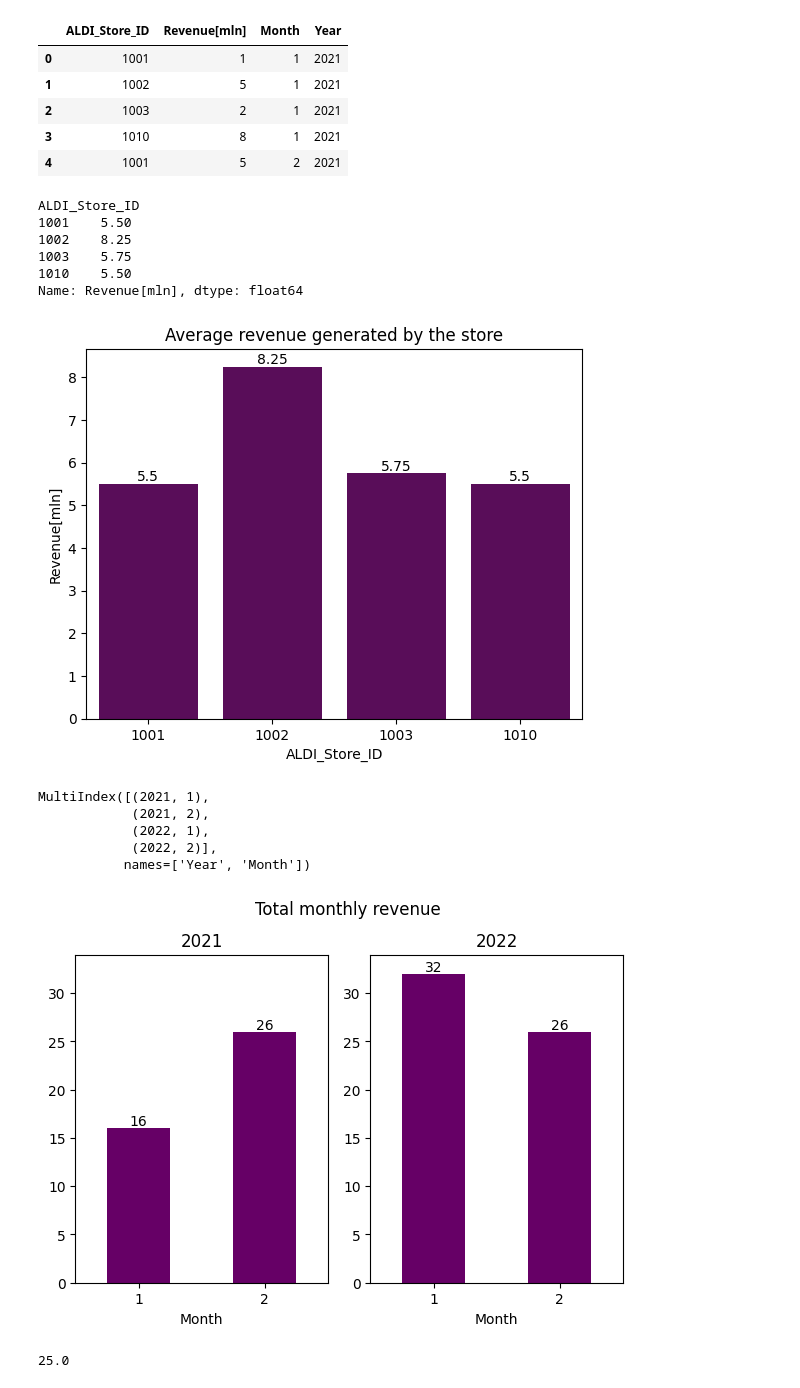
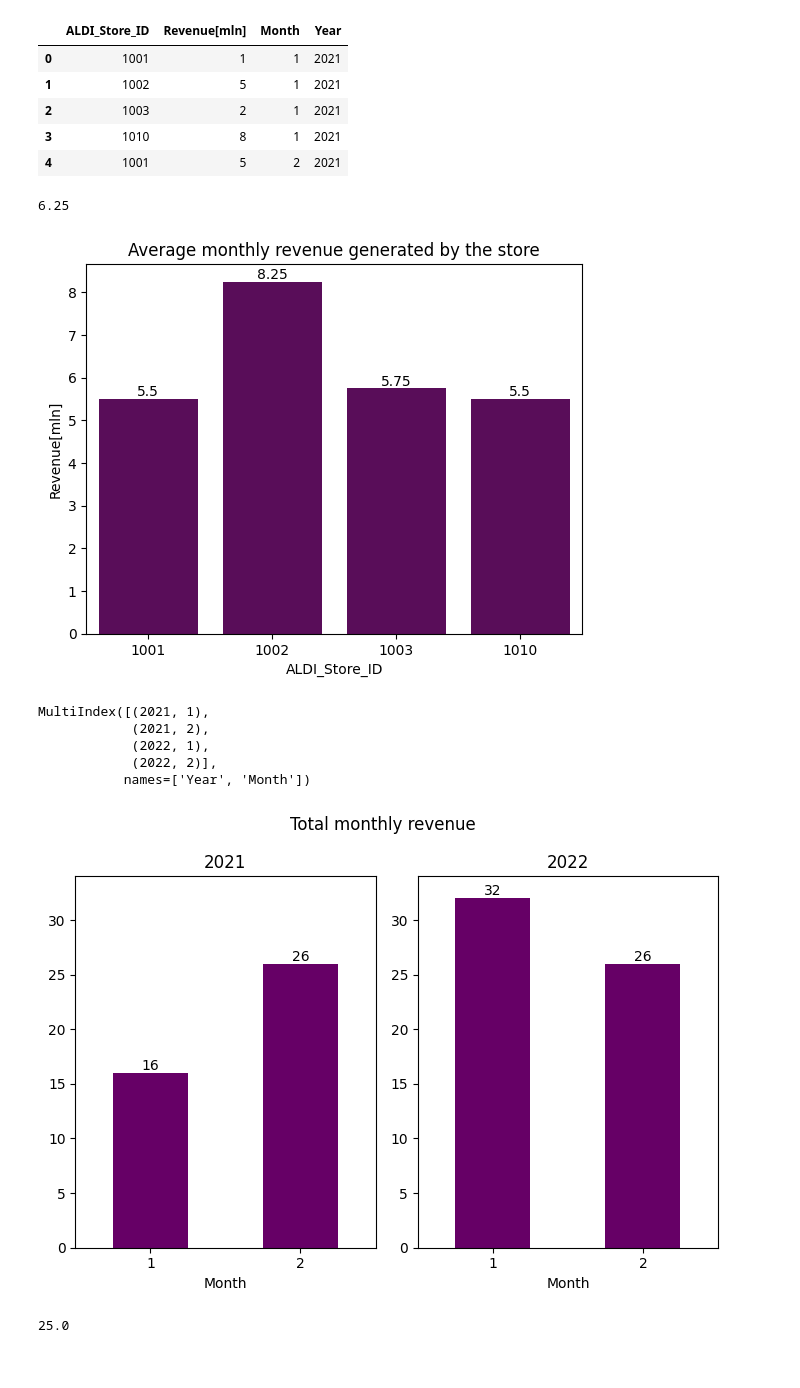
Before and after one commit to natix-x/Store-revenue-analysis, a Jupyter notebook: data_analysis.ipynb, the cells around one changed output. Saved outputs shown, nothing was run; the diff lists cells and outputs as text; code cells hidden in the pictures.

Commit message:
corrected analysis method while counting monthly revenue generated by the store

```diff
--- a/data_analysis.ipynb
+++ b/data_analysis.ipynb
@@ -16,22 +16,17 @@ df.head()
 # %%
 average_store_revenue = df.groupby("ALDI_Store_ID")["Revenue[mln]"].mean()
 # %%
-average_store_revenue
+average_store_revenue.mean()
 # %% [output]
-ALDI_Store_ID
-1001    5.50
-1002    8.25
-1003    5.75
-1010    5.50
-Name: Revenue[mln], dtype: float64
+6.25
 # %%
 ax = sns.barplot(data=average_store_revenue, color="#660066")
 for label in ax.containers:
     ax.bar_label(label)
-plt.title("Average revenue generated by the store")
+plt.title("Average monthly revenue generated by the store")
 plt.savefig("DATA\\plots\\average_revenue_by_store.png");
 # %% [output]
-[figure, old version]
+[figure, new version]
 # %%
 total_monthly_revenue = df.groupby(["Year", "Month"])["Revenue[mln]"].sum()
 # %%
@@ -44,23 +39,23 @@ MultiIndex([(2021, 1),
            names=['Year', 'Month'])
 # %%
 axes = total_monthly_revenue.unstack(level=0).plot(
-    kind="bar", subplots=True, rot=0, figsize=(9, 8), layout=(2, 3), color="#660066"
+    kind="bar", subplots=True, rot=0, figsize=(7, 5), layout=(1, 2), color="#660066"
 )
 
 max_y = total_monthly_revenue.max()
 
 for ax in axes.flatten():
     if ax.get_legend() is not None:
         ax.get_legend().remove()
     for container in ax.containers:
         ax.bar_label(container)
         ax.set_ylim(0, max_y + 2)
 
-plt.suptitle("Total monthly revenue", x=0.35)
+plt.suptitle("Total monthly revenue")
 plt.tight_layout()
 plt.savefig("DATA\\plots\\total_monthly_revenue.png");
 # %% [output]
-[figure, old version]
+[figure, new version]
 # %%
 average_monthly_revenue = df.groupby(["Year", "Month"])["Revenue[mln]"].sum().mean()
 # %%
```
Also changed, not shown: 3 other files.
